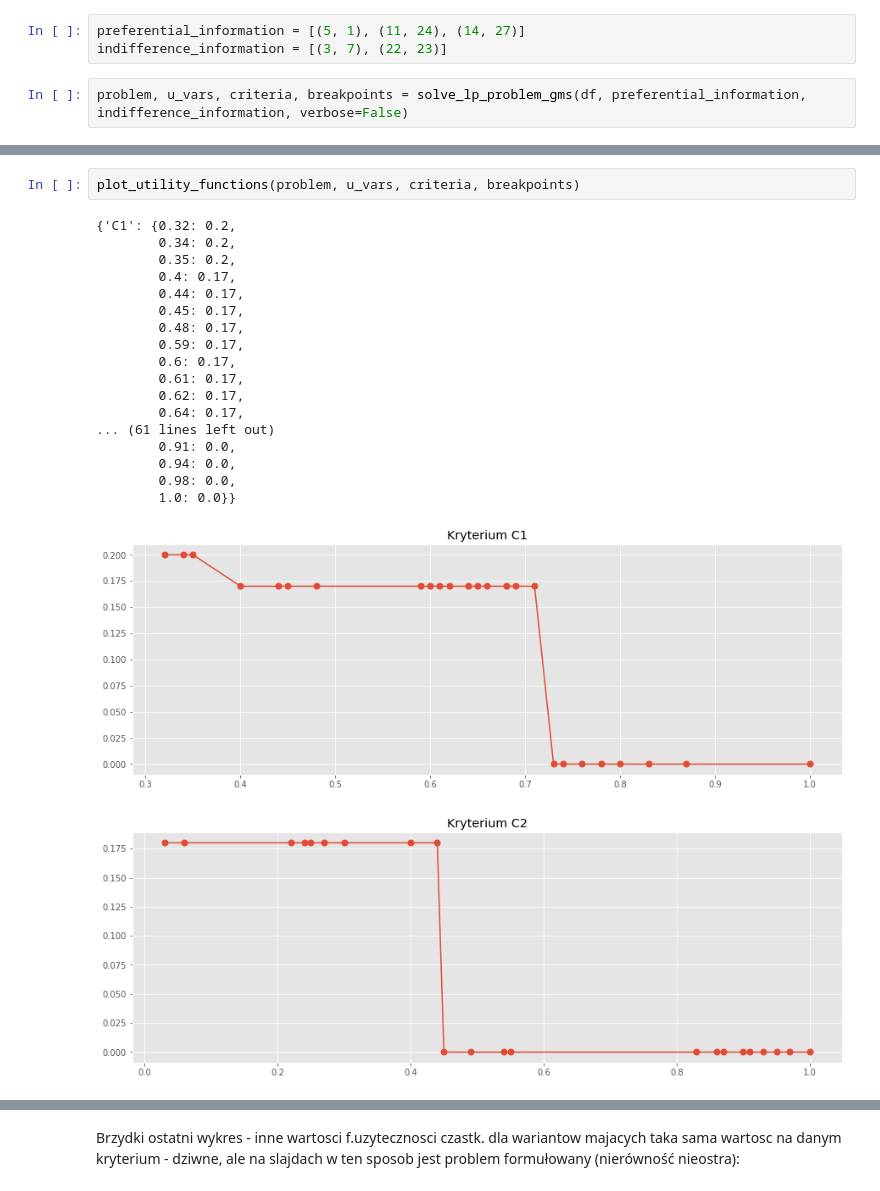
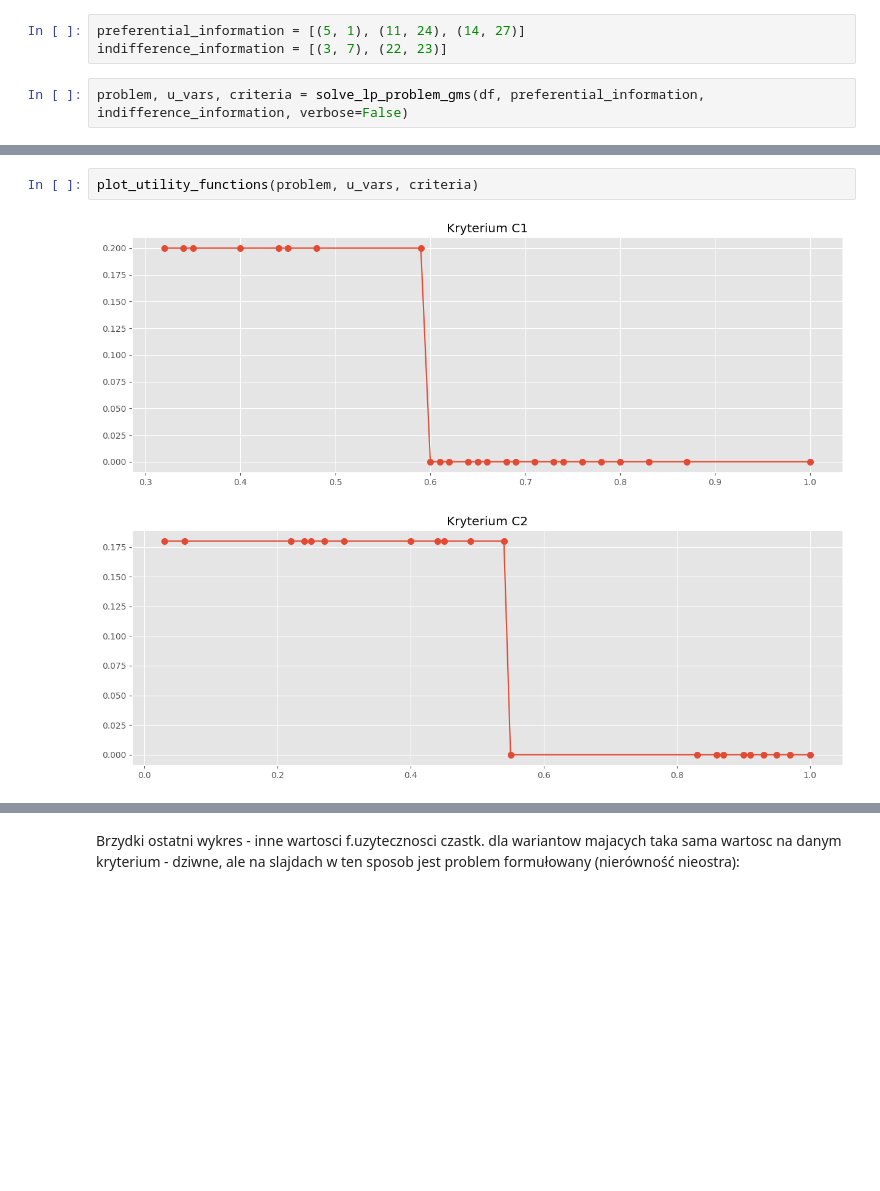
Before and after one commit to majsterkovic/iswd-project-1, a Jupyter notebook: solver.ipynb, the cells around one changed output, grey strips where cells are left out. Cells and saved outputs as stored; diff of their text form; blank space fills up the shorter version.

Commit message:
Code refactor, added checklist.md, representative utility function

```diff
--- a/solver.ipynb
+++ b/solver.ipynb
@@ -7,5 +7,5 @@ df = pd.read_csv('Nuclear waste management.csv', index_col=0)
 preferential_information = [(5, 1), (11, 24), (14, 27)]
 indifference_information = [(3, 7), (22, 23)]
 # %%
-problem, u_vars, criteria, breakpoints = solve_lp_problem_gms(df, preferential_information, indifference_information, verbose=False)
+problem, u_vars, criteria = solve_lp_problem_gms(df, preferential_information, indifference_information, verbose=False)
 # %% [output]
@@ -21,23 +12,6 @@ Ostateczny problem do rozwiązania:
 Status: Optimal
 # %%
-plot_utility_functions(problem, u_vars, criteria, breakpoints)
+plot_utility_functions(problem, u_vars, criteria)
 # %% [output]
-{'C1': {0.32: 0.2,
-        0.34: 0.2,
-        0.35: 0.2,
-        0.4: 0.17,
-        0.44: 0.17,
-        0.45: 0.17,
-        0.48: 0.17,
-        0.59: 0.17,
-        0.6: 0.17,
-        0.61: 0.17,
-        0.62: 0.17,
-        0.64: 0.17,
-... (61 lines left out)
-        0.91: 0.0,
-        0.94: 0.0,
-        0.98: 0.0,
-        1.0: 0.0}}
-[figure, old version]
+[figure, new version]
-[figure, old version]
+[figure, new version]
```
Also changed, not shown: parts of 15 cells of this notebook, 3 other files.
